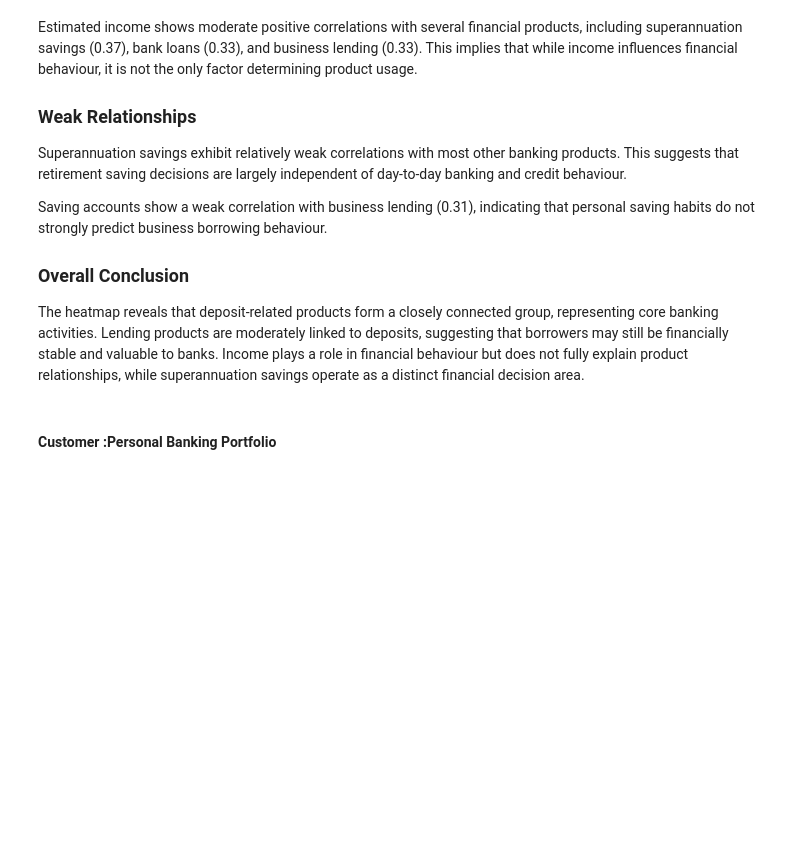
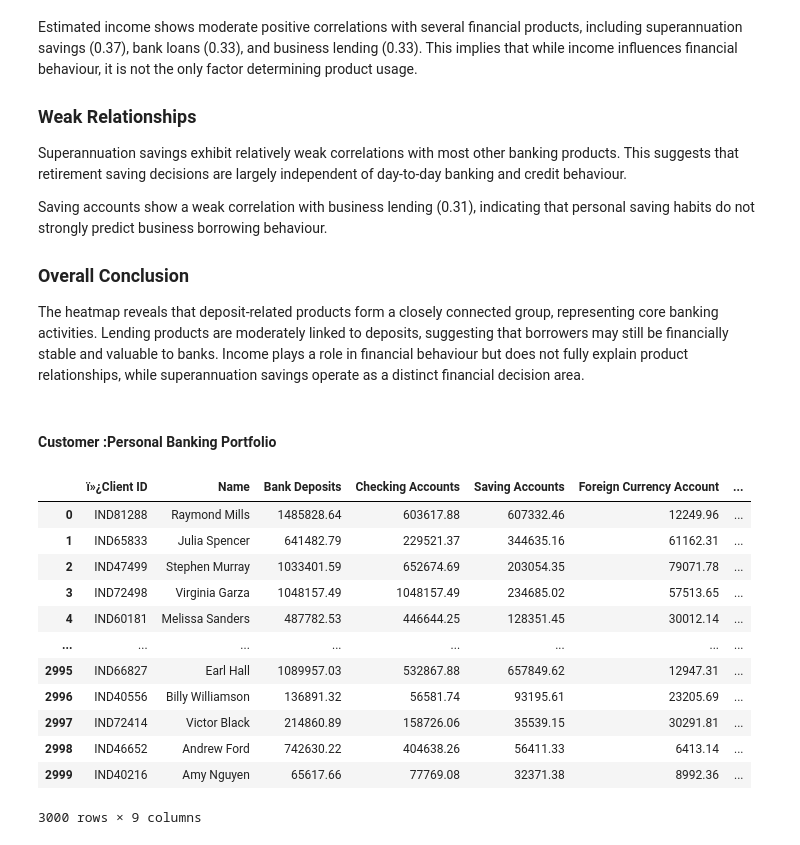
Before and after one commit to RealElvince/banking-EDA, a Jupyter notebook: notebooks/banking_EDA.ipynb, the cells around one changed output. Cells and saved outputs as stored; diff of their text form; code cells hidden in the pictures; blank space fills up the shorter version.

Commit message:
display personal banking portfolio details

```diff
--- a/notebooks/banking_EDA.ipynb
+++ b/notebooks/banking_EDA.ipynb
@@ -309,3 +309,33 @@ df["Personal_Banking_Portfolio"] = (
     + df["Foreign Currency Account"]
     - (df["Credit Card Balance"] + df["Bank Loans"])
 )
+# %%
+result = df[
+    [
+        "ï»¿Client ID",
+        "Name",
+        "Bank Deposits",
+        "Checking Accounts",
+        "Saving Accounts",
+        "Foreign Currency Account",
+        "Credit Card Balance",
+        "Bank Loans",
+        "Personal_Banking_Portfolio",
+    ]
+]
+# %%
+result
+# %% [output]
+|  | ï»¿Client ID | Name | Bank Deposits | Checking Accounts | Saving Accounts | Foreign Currency Account | ... |
+| 0 | IND81288 | Raymond Mills | 1485828.64 | 603617.88 | 607332.46 | 12249.96 | ... |
+| 1 | IND65833 | Julia Spencer | 641482.79 | 229521.37 | 344635.16 | 61162.31 | ... |
+| 2 | IND47499 | Stephen Murray | 1033401.59 | 652674.69 | 203054.35 | 79071.78 | ... |
+| 3 | IND72498 | Virginia Garza | 1048157.49 | 1048157.49 | 234685.02 | 57513.65 | ... |
+| 4 | IND60181 | Melissa Sanders | 487782.53 | 446644.25 | 128351.45 | 30012.14 | ... |
+| ... | ... | ... | ... | ... | ... | ... | ... |
+| 2995 | IND66827 | Earl Hall | 1089957.03 | 532867.88 | 657849.62 | 12947.31 | ... |
+| 2996 | IND40556 | Billy Williamson | 136891.32 | 56581.74 | 93195.61 | 23205.69 | ... |
+| 2997 | IND72414 | Victor Black | 214860.89 | 158726.06 | 35539.15 | 30291.81 | ... |
+| 2998 | IND46652 | Andrew Ford | 742630.22 | 404638.26 | 56411.33 | 6413.14 | ... |
+| 2999 | IND40216 | Amy Nguyen | 65617.66 | 77769.08 | 32371.38 | 8992.36 | ... |
+3000 rows × 9 columns
```
